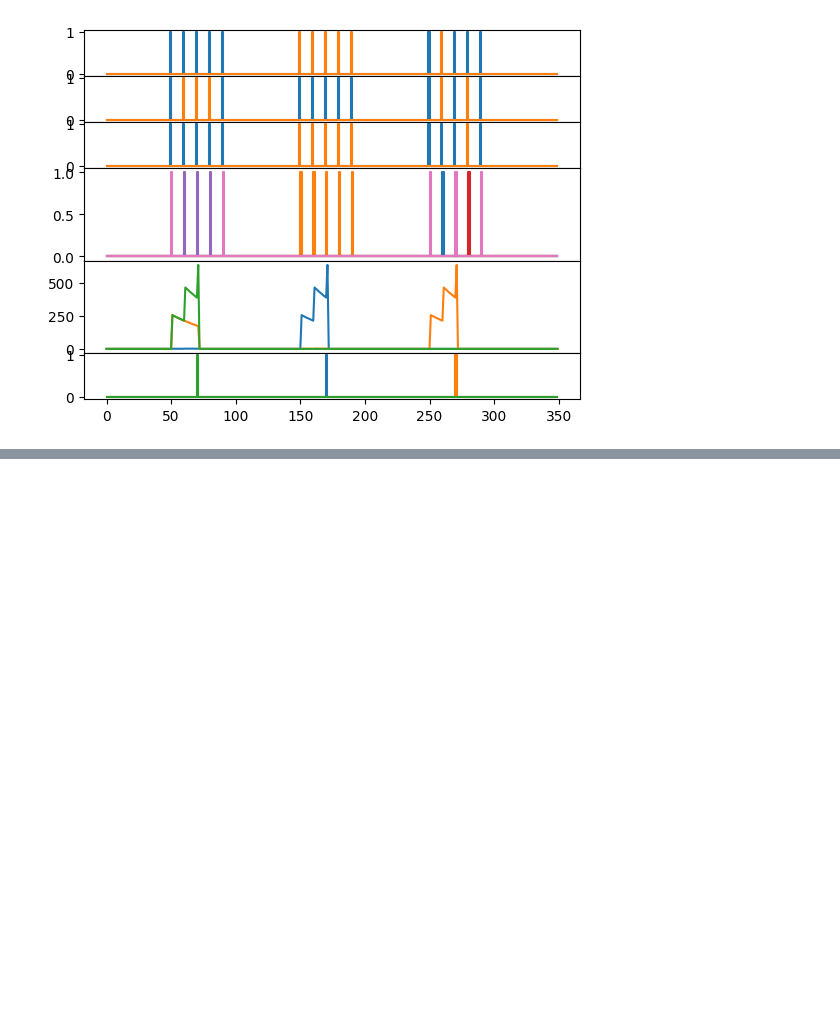
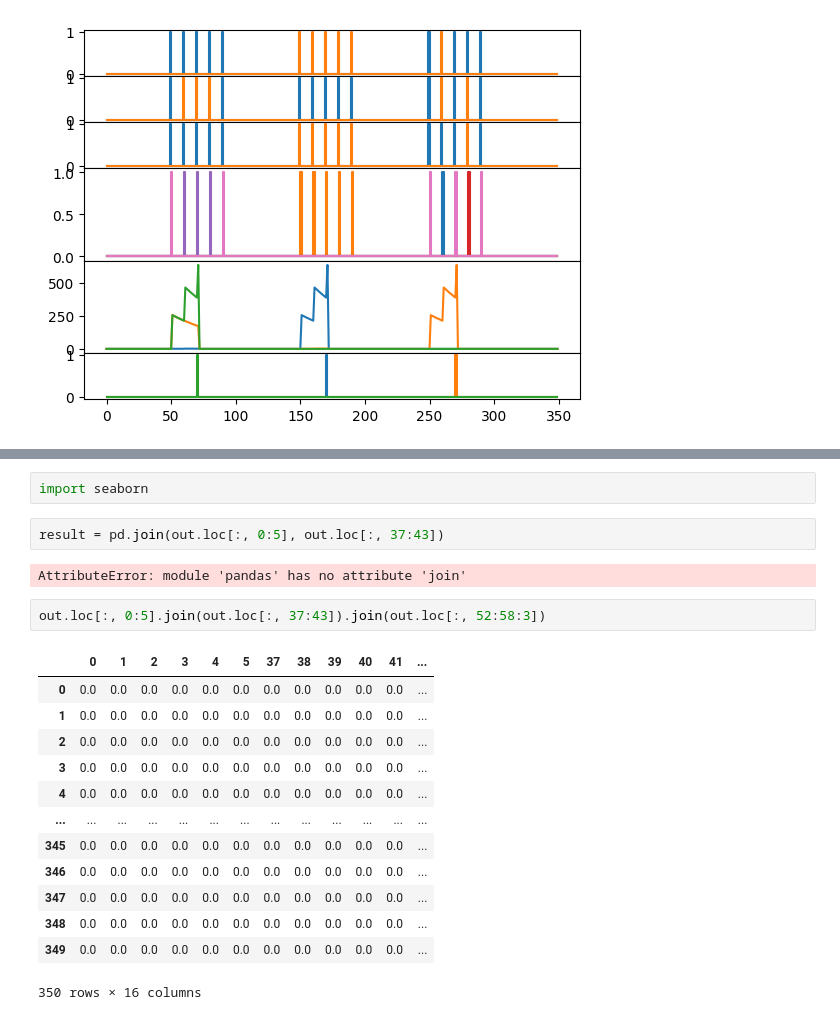
Before and after one commit to IvKormak/spikesim, a Jupyter notebook: old_model.ipynb, the cells around one changed output, grey strips where cells are left out. Drawn from its saved outputs; the diff is of its cells as text; blank space fills up the shorter version.

```diff
--- a/old_model.ipynb
+++ b/old_model.ipynb
@@ -328,0 +377,22 @@ plt.show()
+# %%
+import seaborn
+# %%
+result = pd.join(out.loc[:, 0:5], out.loc[:, 37:43])
+# %% [output]
+AttributeError: module 'pandas' has no attribute 'join'
+# %%
+out.loc[:, 0:5].join(out.loc[:, 37:43]).join(out.loc[:, 52:58:3])
+# %% [output]
+|  | 0 | 1 | 2 | 3 | 4 | 5 | 37 | 38 | 39 | 40 | 41 | ... |
+| 0 | 0.0 | 0.0 | 0.0 | 0.0 | 0.0 | 0.0 | 0.0 | 0.0 | 0.0 | 0.0 | 0.0 | ... |
+| 1 | 0.0 | 0.0 | 0.0 | 0.0 | 0.0 | 0.0 | 0.0 | 0.0 | 0.0 | 0.0 | 0.0 | ... |
+| 2 | 0.0 | 0.0 | 0.0 | 0.0 | 0.0 | 0.0 | 0.0 | 0.0 | 0.0 | 0.0 | 0.0 | ... |
+| 3 | 0.0 | 0.0 | 0.0 | 0.0 | 0.0 | 0.0 | 0.0 | 0.0 | 0.0 | 0.0 | 0.0 | ... |
+| 4 | 0.0 | 0.0 | 0.0 | 0.0 | 0.0 | 0.0 | 0.0 | 0.0 | 0.0 | 0.0 | 0.0 | ... |
+| ... | ... | ... | ... | ... | ... | ... | ... | ... | ... | ... | ... | ... |
+| 345 | 0.0 | 0.0 | 0.0 | 0.0 | 0.0 | 0.0 | 0.0 | 0.0 | 0.0 | 0.0 | 0.0 | ... |
+| 346 | 0.0 | 0.0 | 0.0 | 0.0 | 0.0 | 0.0 | 0.0 | 0.0 | 0.0 | 0.0 | 0.0 | ... |
+| 347 | 0.0 | 0.0 | 0.0 | 0.0 | 0.0 | 0.0 | 0.0 | 0.0 | 0.0 | 0.0 | 0.0 | ... |
+| 348 | 0.0 | 0.0 | 0.0 | 0.0 | 0.0 | 0.0 | 0.0 | 0.0 | 0.0 | 0.0 | 0.0 | ... |
+| 349 | 0.0 | 0.0 | 0.0 | 0.0 | 0.0 | 0.0 | 0.0 | 0.0 | 0.0 | 0.0 | 0.0 | ... |
+350 rows × 16 columns
```
Also changed, not shown: parts of 4 cells of this notebook, 2 other files.
